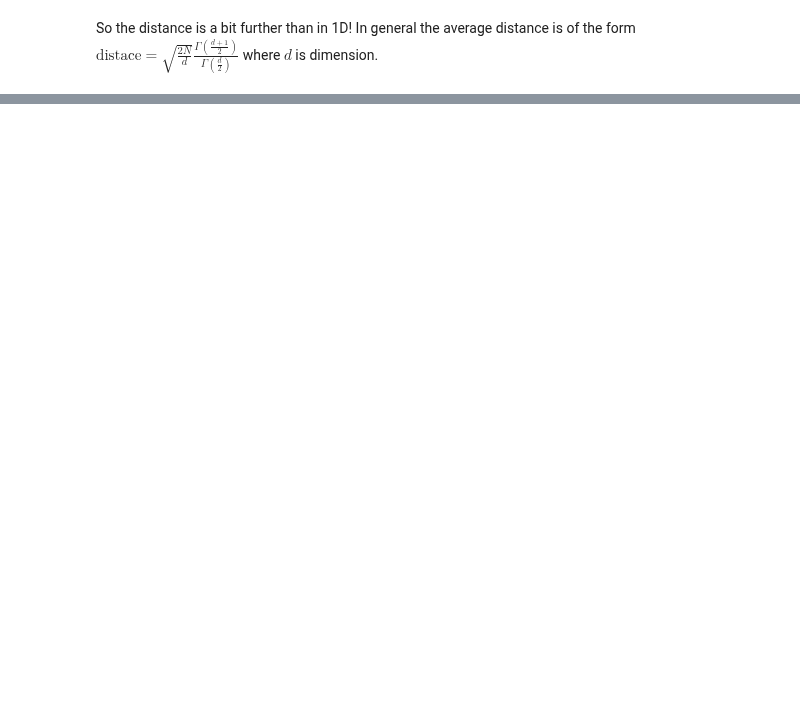
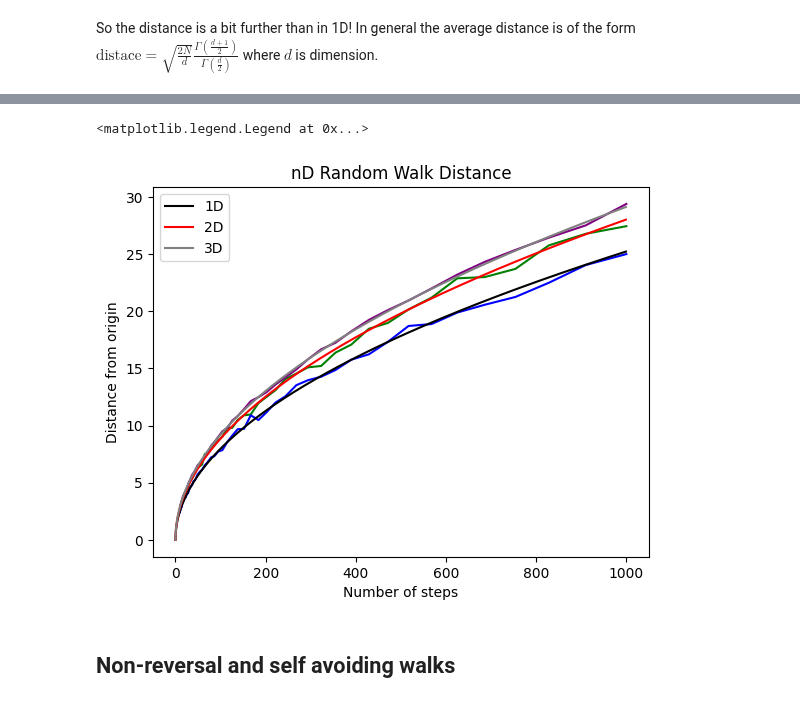
Before and after one commit to noahchanoah/thesis, a Jupyter notebook: RandomWalk.ipynb, the cells around one changed output, grey strips where cells are left out. Drawn from its saved outputs; the diff is of its cells as text; code cells hidden in the pictures; blank space fills up the shorter version.

Commit message:
Add 3d walks

```diff
--- a/RandomWalk.ipynb
+++ b/RandomWalk.ipynb
@@ -151,0 +205,41 @@ So the distance is a bit further than in 1D! In general the average distance is
+# %%
+def three_avg_distance(number_of_steps: int, number_of_trials:int) -> float:
+    avg_dist = 0
+    for run in np.arange(number_of_trials):
+        avg_dist += threeD_walk_distance(number_of_steps,False)
+
+    avg_dist = avg_dist / number_of_trials
+    return avg_dist
+
+
+number_of_steps = 1000 #1000
+number_of_trials = 1000  #1000
+#res = avg_distance(number_of_steps,number_of_trials)
+#print("The average distance upon termination is: %s" % res)
+
+logspacing = 50
+#datax
+steps = [int(step) for step in np.logspace(1,math.log10(number_of_steps),logspacing)]
+#datay
+walk_distance_3D = [three_avg_distance(int(step),number_of_trials) for step in np.logspace(1,math.log10(number_of_steps),logspacing)]
+# %%
+#utility func to get correct scaling
+def sqrt_scaling(dim: int) -> float:
+    scaling = math.sqrt((2)/(dim)) * (math.gamma((dim+1)/2))/(math.gamma(dim/2))
+    return scaling
+# %%
+plt.plot(steps, walk_distance_2D, color="green")
+plt.plot(steps, walk_distance, color="blue")
+plt.plot(steps, walk_distance_3D, color="purple")
+plt.plot([x for x in np.arange(1000)], [sqrt_scaling(1)*math.sqrt(x) for x in np.arange(1000)], color="black", label="1D")
+plt.plot([x for x in np.arange(1000)], [sqrt_scaling(2)*math.sqrt(x) for x in np.arange(1000)], color="red", label="2D")
+plt.plot([x for x in np.arange(1000)], [sqrt_scaling(3)*math.sqrt(x) for x in np.arange(1000)], color="gray", label="3D")
+plt.title("nD Random Walk Distance")
+plt.xlabel("Number of steps")
+plt.ylabel("Distance from origin")
+plt.legend()
+# %% [output]
+<matplotlib.legend.Legend at 0x...>
+[figure, added]
+# %% [markdown]
+## Non-reversal and self avoiding walks
```
Also changed, not shown: parts of 3 cells of this notebook.
